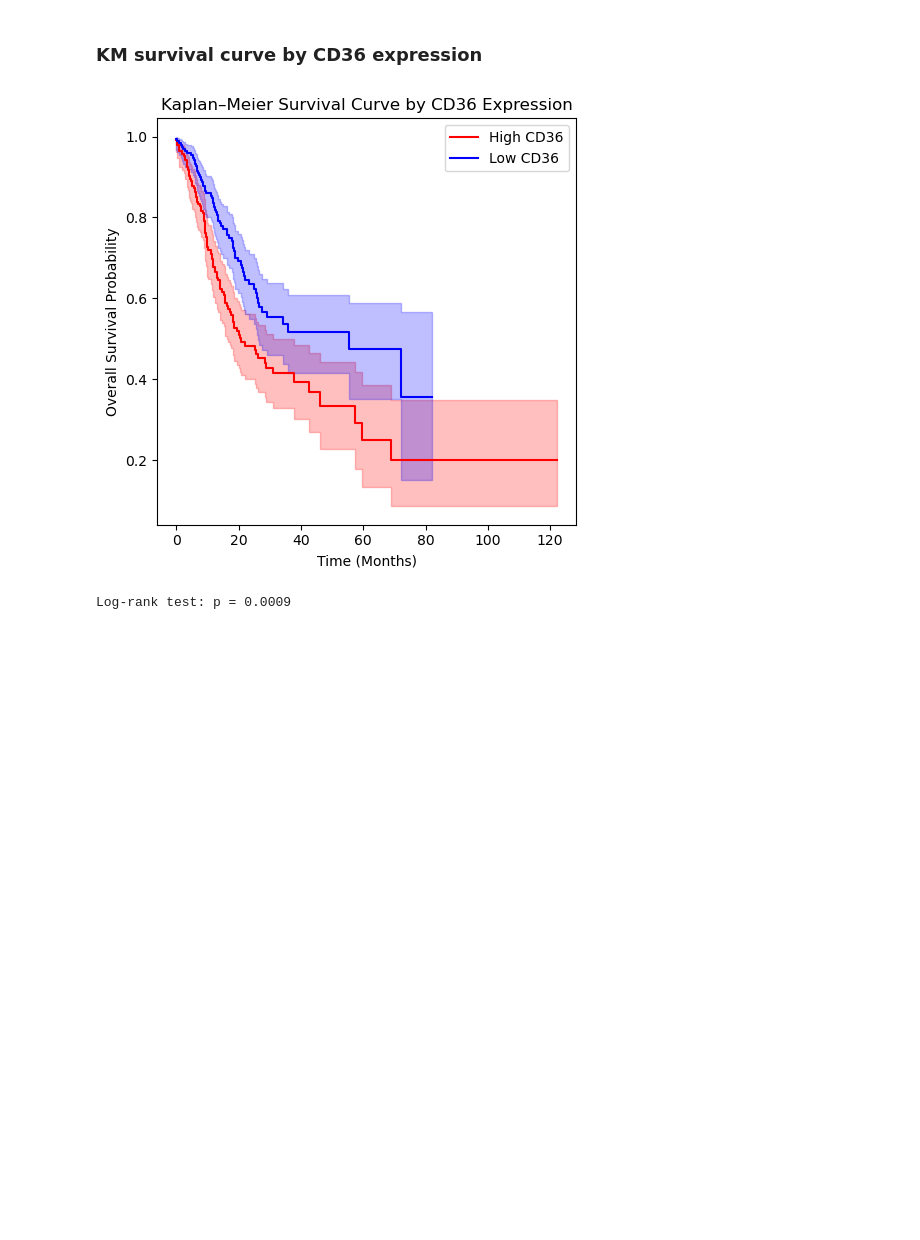
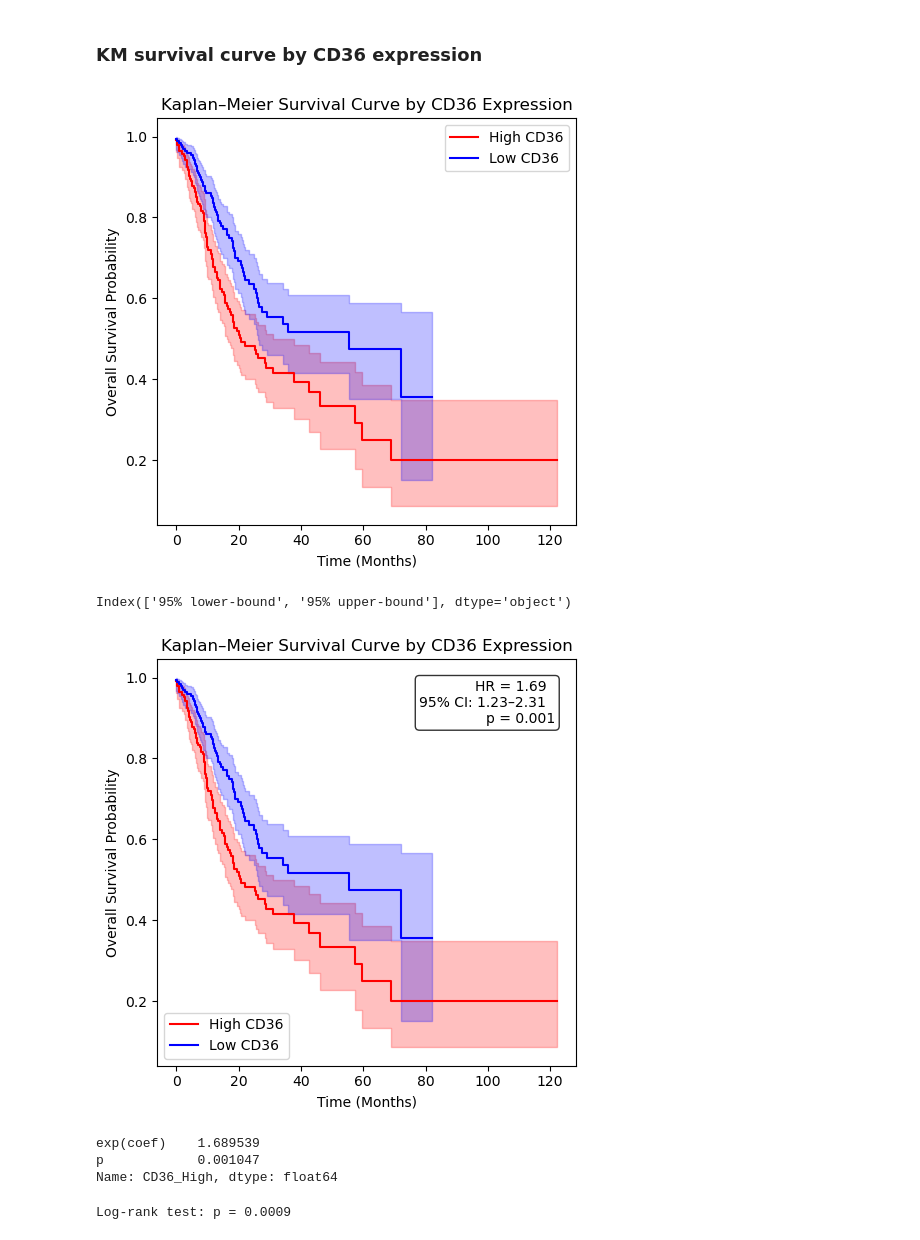
Before and after one commit to atanugiri/gastric-cancer, a Jupyter notebook: 01_Data_Analysis.ipynb, the cells around one changed output. Drawn from its saved outputs; the diff is of its cells as text; code cells hidden in the pictures; blank space fills up the shorter version.

Commit message:
Data analysis

```diff
--- a/01_Data_Analysis.ipynb
+++ b/01_Data_Analysis.ipynb
@@ -316,6 +316,85 @@ plt.savefig("KM_CD36_survival_curve.pdf", bbox_inches="tight")
 plt.show()
 # %% [output]
 [figure]
+# %%
+print(cph.confidence_intervals_.columns)
+# %% [output]
+Index(['95% lower-bound', '95% upper-bound'], dtype='object')
+# %%
+from lifelines import KaplanMeierFitter, CoxPHFitter
+import matplotlib.pyplot as plt
+
+# 1. Prepare data
+km_df = clinical_df[["Overall Survival (Months)", "Overall Survival Status", "CD36_Group"]].dropna()
+# Binary encode CD36_Group: High=1, Low=0
+km_df["CD36_High"] = (km_df["CD36_Group"] == "High").astype(int)
+
+# 2. Fit Cox model
+cph = CoxPHFitter()
+cph.fit(
+    km_df,
+    duration_col="Overall Survival (Months)",
+    event_col="Overall Survival Status",
+    formula="CD36_High"
+)
+
+# Extract HR, CI and p-value
+hr = cph.hazard_ratios_["CD36_High"]
+import numpy as np
+
+log_ci = cph.confidence_intervals_.loc["CD36_High"]
+ci_lower = np.exp(log_ci["95% lower-bound"])
+ci_upper = np.exp(log_ci["95% upper-bound"])
+
+p_value = cph.summary.loc["CD36_High", "p"]
+
+# 3. Plot KM curves
+kmf = KaplanMeierFitter()
+group_colors = {"High": "red", "Low": "blue"}
+
+plt.figure(figsize=(5, 5))
+ax = plt.gca()
+
+for group in ["High", "Low"]:
+    mask = km_df["CD36_Group"] == group
+    kmf.fit(
+        durations=km_df[mask]["Overall Survival (Months)"],
+        event_observed=km_df[mask]["Overall Survival Status"],
+        label=f"{group} CD36"
+    )
+    kmf.plot_survival_function(ci_show=True, color=group_colors[group], ax=ax)
+
+# 4. Annotate HR on the plot
+hr_text = (
+    f"HR = {hr:.2f}  \n"
+    f"95% CI: {ci_lower:.2f}–{ci_upper:.2f}  \n"
+    f"p = {p_value:.3f}"
+)
+# Place the text in the upper right corner of the axes
+ax.text(
+    0.95, 0.95, hr_text,
+    transform=ax.transAxes,
+    ha="right", va="top",
+    bbox=dict(boxstyle="round,pad=0.3", facecolor="white", alpha=0.8)
+)
+
+plt.title("Kaplan–Meier Survival Curve by CD36 Expression")
+plt.xlabel("Time (Months)")
+plt.ylabel("Overall Survival Probability")
+plt.tight_layout()
+
+# Save and show
+plt.savefig("KM_CD36_with_HR.png", dpi=300, bbox_inches="tight")
+plt.savefig("KM_CD36_with_HR.pdf", bbox_inches="tight")
+plt.show()
+# %% [output]
+[figure, added]
+# %%
+print(cph.summary.loc["CD36_High", ["exp(coef)", "p"]])
+# %% [output]
+exp(coef)    1.689539
+p            0.001047
+Name: CD36_High, dtype: float64
 # %%
 from lifelines.statistics import logrank_test
 
```
Also changed, not shown: parts of 12 cells of this notebook, 1 other file.
